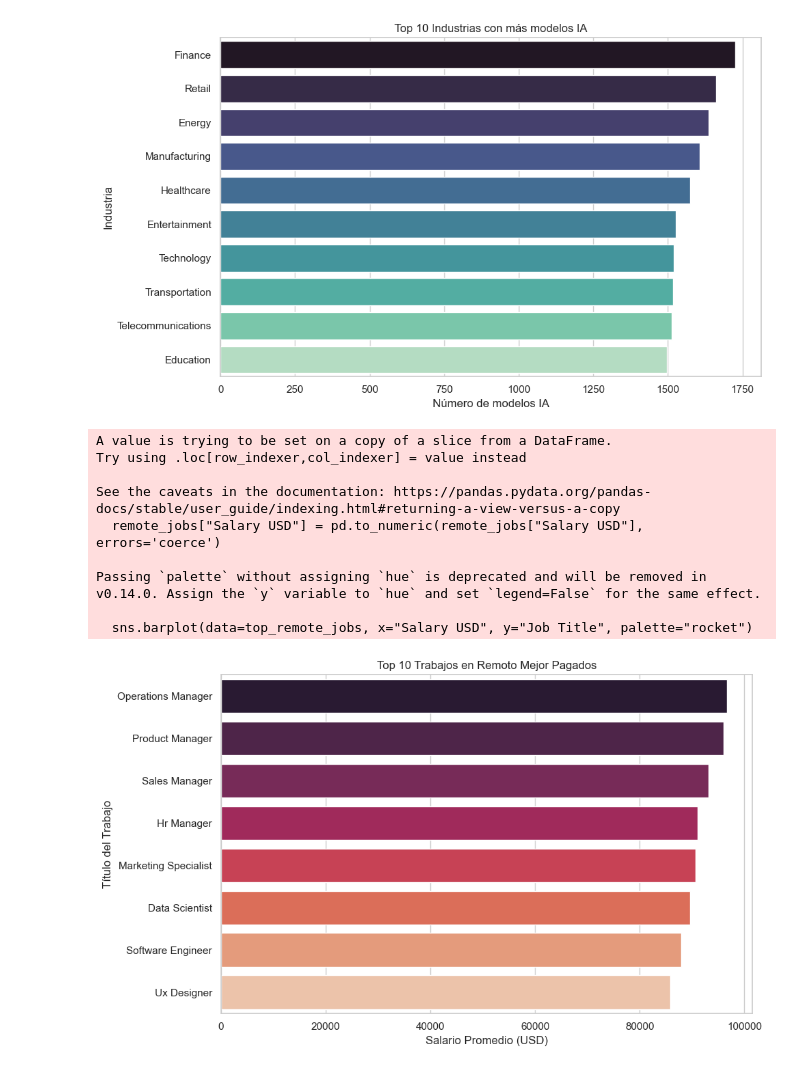
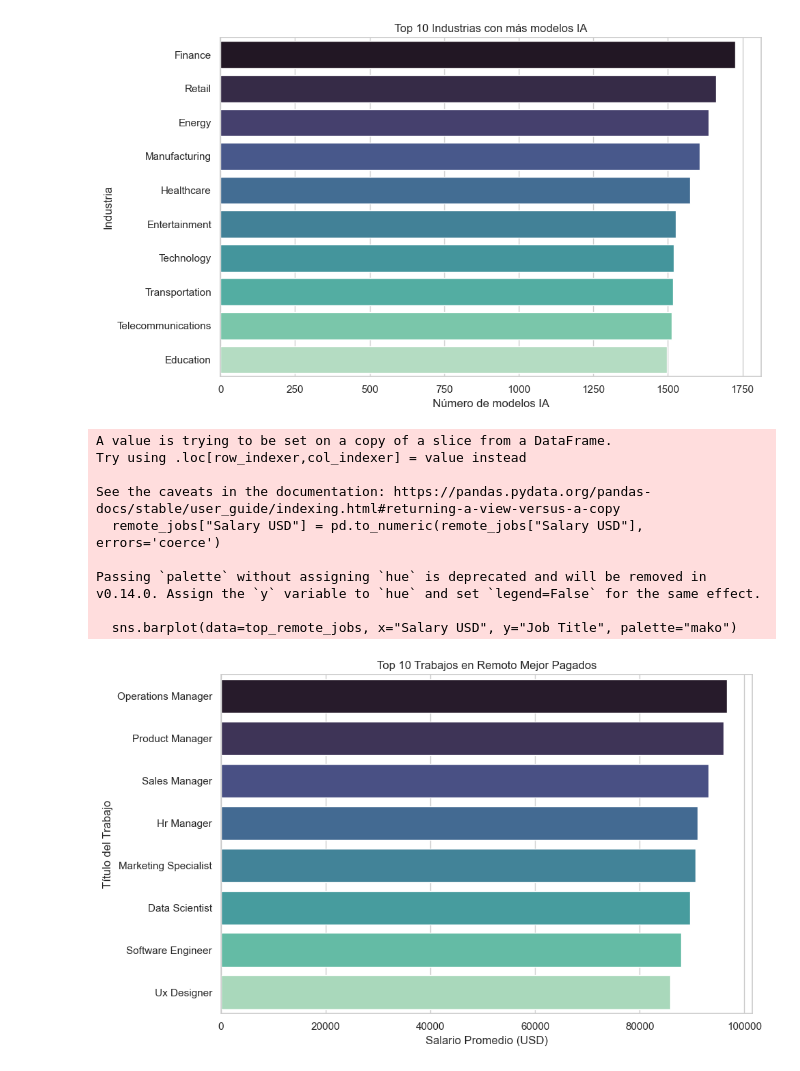
Before and after one commit to httpluris7/AI-Impact-on-works-today, a Jupyter notebook: AI_work.ipynb, the cells around one changed output. Saved outputs shown, nothing was run; the diff lists cells and outputs as text; code cells hidden in the pictures.

```diff
--- a/AI_work.ipynb
+++ b/AI_work.ipynb
@@ -473,33 +481,33 @@ remote_jobs["Salary USD"] = pd.to_numeric(remote_jobs["Salary USD"], errors='coe
 
 # Obtener los 10 trabajos en remoto mejor pagados
 top_remote_jobs = (
     remote_jobs.groupby("Job Title")["Salary USD"]
     .mean()
     .sort_values(ascending=False)
     .head(10)
     .reset_index()
 )
 
 # Crear gráfico de barras
 import matplotlib.pyplot as plt
 import seaborn as sns
 
 sns.set(style="whitegrid")
 plt.figure(figsize=(10, 6))
-sns.barplot(data=top_remote_jobs, x="Salary USD", y="Job Title", palette="rocket")
+sns.barplot(data=top_remote_jobs, x="Salary USD", y="Job Title", palette="mako")
 plt.title("Top 10 Trabajos en Remoto Mejor Pagados")
 plt.xlabel("Salario Promedio (USD)")
 plt.ylabel("Título del Trabajo")
 plt.tight_layout()
 plt.show()
 # %% [output]
 A value is trying to be set on a copy of a slice from a DataFrame.
 Try using .loc[row_indexer,col_indexer] = value instead
 
 See the caveats in the documentation: https://pandas.pydata.org/pandas-docs/stable/user_guide/indexing.html#returning-a-view-versus-a-copy
   remote_jobs["Salary USD"] = pd.to_numeric(remote_jobs["Salary USD"], errors='coerce')
 
 Passing `palette` without assigning `hue` is deprecated and will be removed in v0.14.0. Assign the `y` variable to `hue` and set `legend=False` for the same effect.
 
-  sns.barplot(data=top_remote_jobs, x="Salary USD", y="Job Title", palette="rocket")
+  sns.barplot(data=top_remote_jobs, x="Salary USD", y="Job Title", palette="mako")
-[figure, old version]
+[figure, new version]
```
Also changed, not shown: parts of 9 cells of this notebook, 1 other file.
